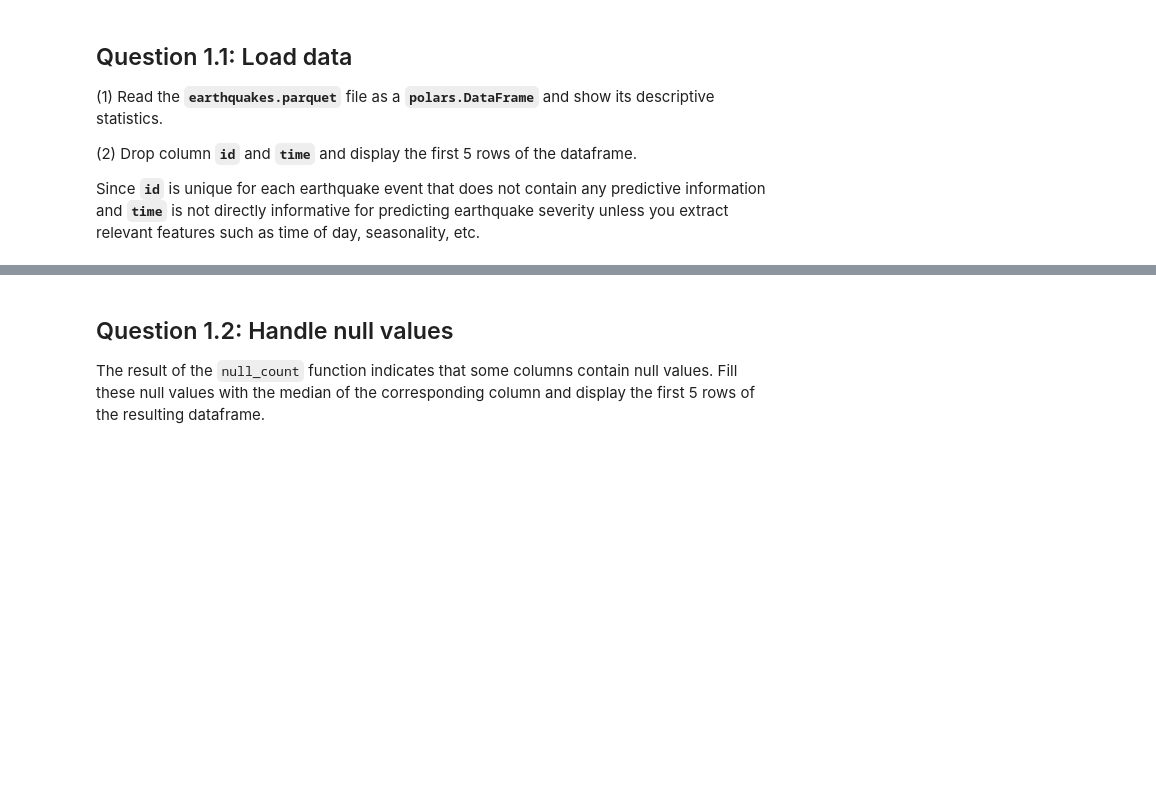
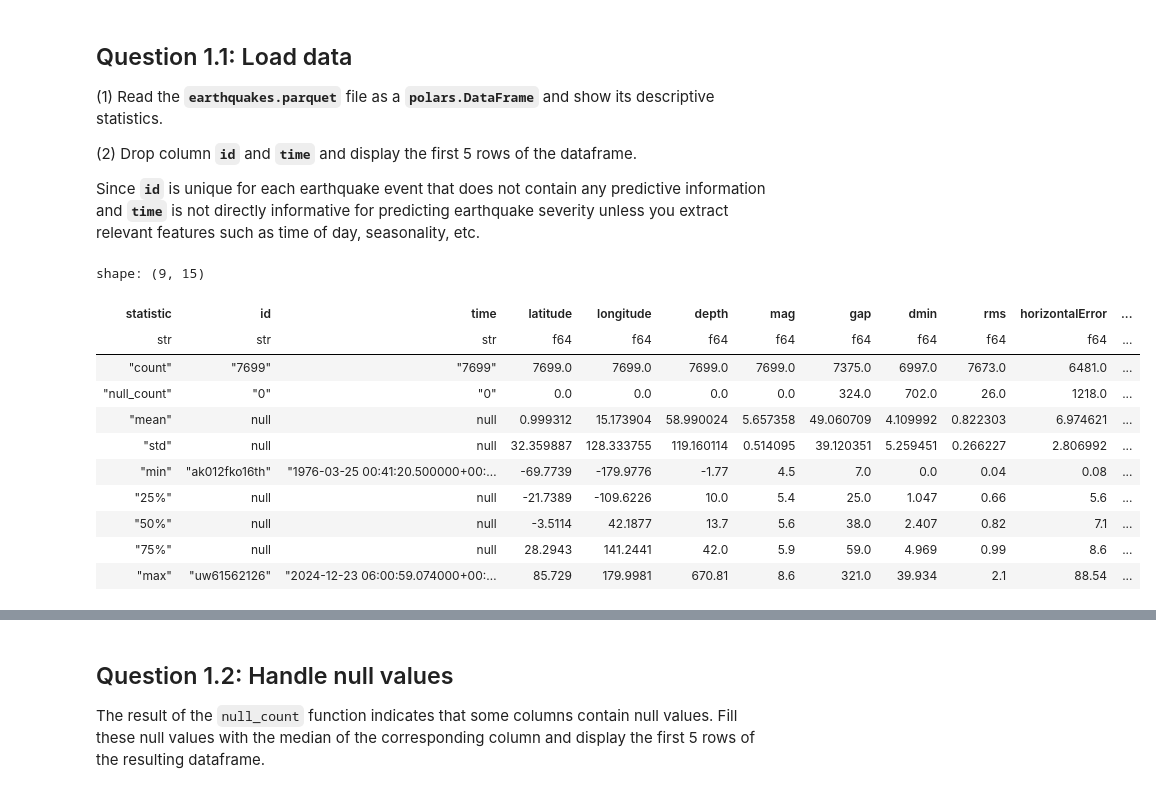
Before and after one commit to andytyuan2/DATASCI-3000, a Jupyter notebook: Assignment 5 - Clean.ipynb, the cells around one changed output, grey strips where cells are left out. Saved outputs shown, nothing was run; the diff lists cells and outputs as text; code cells hidden in the pictures; blank space fills up the shorter version.

```diff
--- a/Assignment 5 - Clean.ipynb
+++ b/Assignment 5 - Clean.ipynb
@@ -69,5 +69,20 @@ import seaborn as sns
 Since **`id`** is unique for each earthquake event that does not contain any predictive information and **`time`** is not directly informative for predicting earthquake severity unless you extract relevant features such as time of day, seasonality, etc.
 # %%
 # (1) YOUR CODE HERE
+earthquake = pl.read_parquet("earthquakes.parquet")
+earthquake.describe()
+# %% [output]
+shape: (9, 15)
+| statistic | id | time | latitude | longitude | depth | mag | gap | dmin | rms | horizontalError | ... |
+| str | str | str | f64 | f64 | f64 | f64 | f64 | f64 | f64 | f64 | ... |
+| "count" | "7699" | "7699" | 7699.0 | 7699.0 | 7699.0 | 7699.0 | 7375.0 | 6997.0 | 7673.0 | 6481.0 | ... |
+| "null_count" | "0" | "0" | 0.0 | 0.0 | 0.0 | 0.0 | 324.0 | 702.0 | 26.0 | 1218.0 | ... |
+| "mean" | null | null | 0.999312 | 15.173904 | 58.990024 | 5.657358 | 49.060709 | 4.109992 | 0.822303 | 6.974621 | ... |
+| "std" | null | null | 32.359887 | 128.333755 | 119.160114 | 0.514095 | 39.120351 | 5.259451 | 0.266227 | 2.806992 | ... |
+| "min" | "ak012fko16th" | "1976-03-25 00:41:20.500000+00:… | -69.7739 | -179.9776 | -1.77 | 4.5 | 7.0 | 0.0 | 0.04 | 0.08 | ... |
+| "25%" | null | null | -21.7389 | -109.6226 | 10.0 | 5.4 | 25.0 | 1.047 | 0.66 | 5.6 | ... |
+| "50%" | null | null | -3.5114 | 42.1877 | 13.7 | 5.6 | 38.0 | 2.407 | 0.82 | 7.1 | ... |
+| "75%" | null | null | 28.2943 | 141.2441 | 42.0 | 5.9 | 59.0 | 4.969 | 0.99 | 8.6 | ... |
+| "max" | "uw61562126" | "2024-12-23 06:00:59.074000+00:… | 85.729 | 179.9981 | 670.81 | 8.6 | 321.0 | 39.934 | 2.1 | 88.54 | ... |
 # %%
 # (2) YOUR CODE HERE
```
Also changed, not shown: parts of 11 cells of this notebook, 1 other file.
